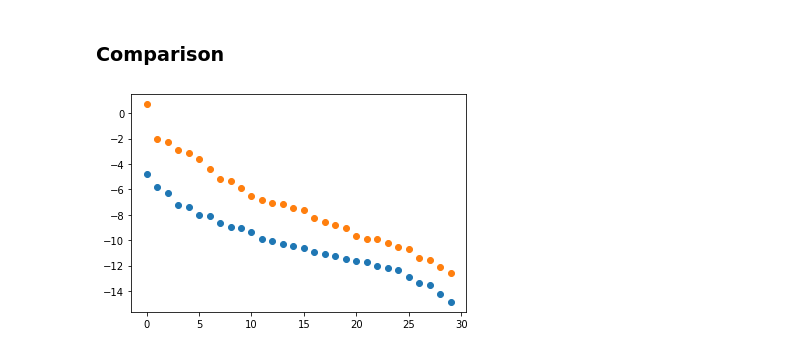
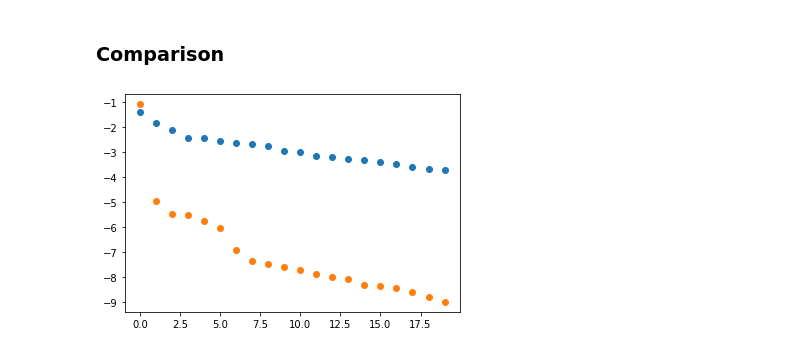
Before and after one commit to KristianWold/Thesis, a Jupyter notebook: notebooks/Fisher Information Matrix.ipynb, the cells around one changed output. Cells and saved outputs as stored; diff of their text form; code cells hidden in the pictures.

```diff
--- a/notebooks/Fisher Information Matrix.ipynb
+++ b/notebooks/Fisher Information Matrix.ipynb
@@ -31,8 +28,10 @@ backend = Aer.get_backend('qasm_simulator')
 np.random.seed(42)
 
 layer1 = QLayer(n_qubits=5, n_features=5, n_targets=5, encoder=Encoder(), ansatz=Ansatz(), reps=1, scale=2*np.pi, backend=backend, shots=100000)
-layer2 = QLayer(n_qubits=5, n_features=5, n_targets=1, encoder=Encoder(), ansatz=Ansatz(), reps=1, scale=1, backend=backend, shots=100000)
-layers = [layer1, layer2]
+layer2 = QLayer(n_qubits=5, n_features=5, n_targets=5, encoder=Encoder(), ansatz=Ansatz(), reps=1, scale=2*np.pi, backend=backend, shots=100000)
+layer3 = QLayer(n_qubits=5, n_features=5, n_targets=5, encoder=Encoder(), ansatz=Ansatz(), reps=1, scale=2*np.pi, backend=backend, shots=100000)
+layer4 = QLayer(n_qubits=5, n_features=5, n_targets=1, encoder=Encoder(), ansatz=Ansatz(), reps=1, scale=1, backend=backend, shots=100000)
+layers = [layer1, layer2, layer3, layer4]
 
 optimizer = Adam()
 network = NeuralNetwork(layers, optimizer)
@@ -61,8 +51,10 @@ print(eigen1)
 np.random.seed(42)
 
 layer1 = Dense(n_features=5, n_targets=5, scale = 1, activation = Sigmoid(), bias=False)
-layer2 = Dense(n_features=5, n_targets=1, scale = 1, activation = Identity(), bias=False)
-layers =[layer1, layer2]
+layer2 = Dense(n_features=5, n_targets=5, scale = 1, activation = Sigmoid(), bias=False)
+layer3 = Dense(n_features=5, n_targets=5, scale = 1, activation = Sigmoid(), bias=False)
+layer4 = Dense(n_features=5, n_targets=1, scale = 1, activation = Identity(), bias=False)
+layers =[layer1, layer2, layer3, layer4]
 
 optimizer = Adam()
 network = NeuralNetwork(layers, optimizer)
@@ -88,8 +70,8 @@ print(eigen2)
 # %% [markdown]
 ### Comparison
 # %%
-plt.plot(np.log(np.abs(eigen1)), "o")
-plt.plot(np.log(np.abs(eigen2)), "o")
+plt.plot(np.log10(np.abs(eigen1[:20])), "o")
+plt.plot(np.log10(np.abs(eigen2[:20])), "o")
 plt.show()
 # %% [output]
-[figure, old version]
+[figure, new version]
```
Also changed, not shown: parts of 5 cells of this notebook, 8 other files.
